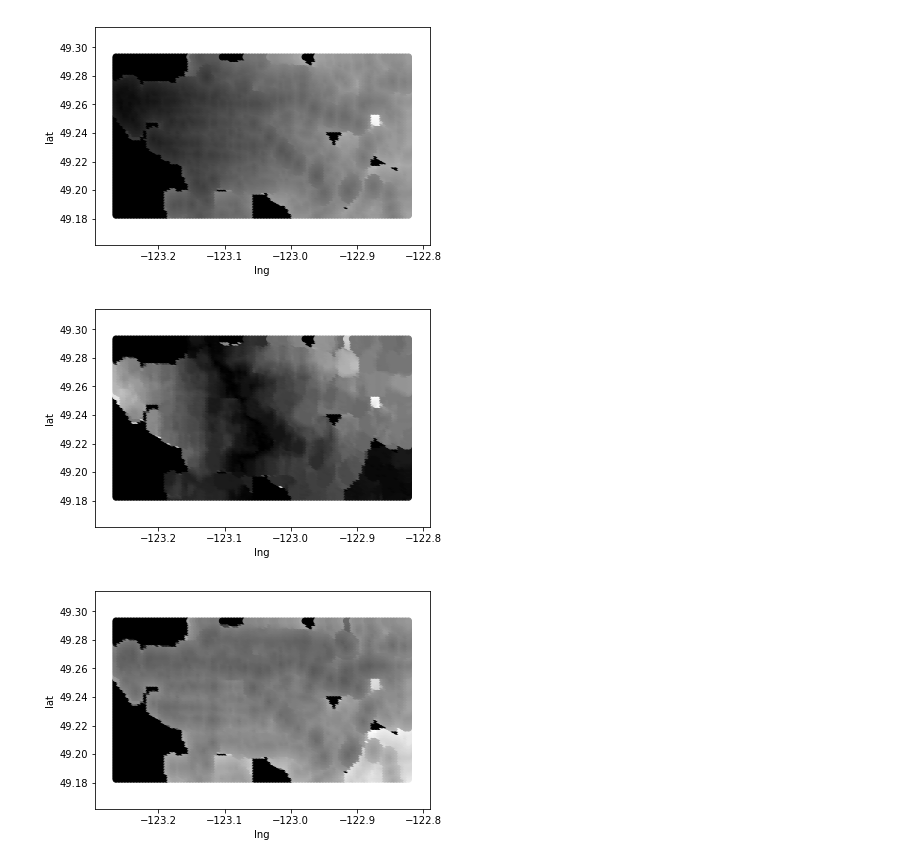
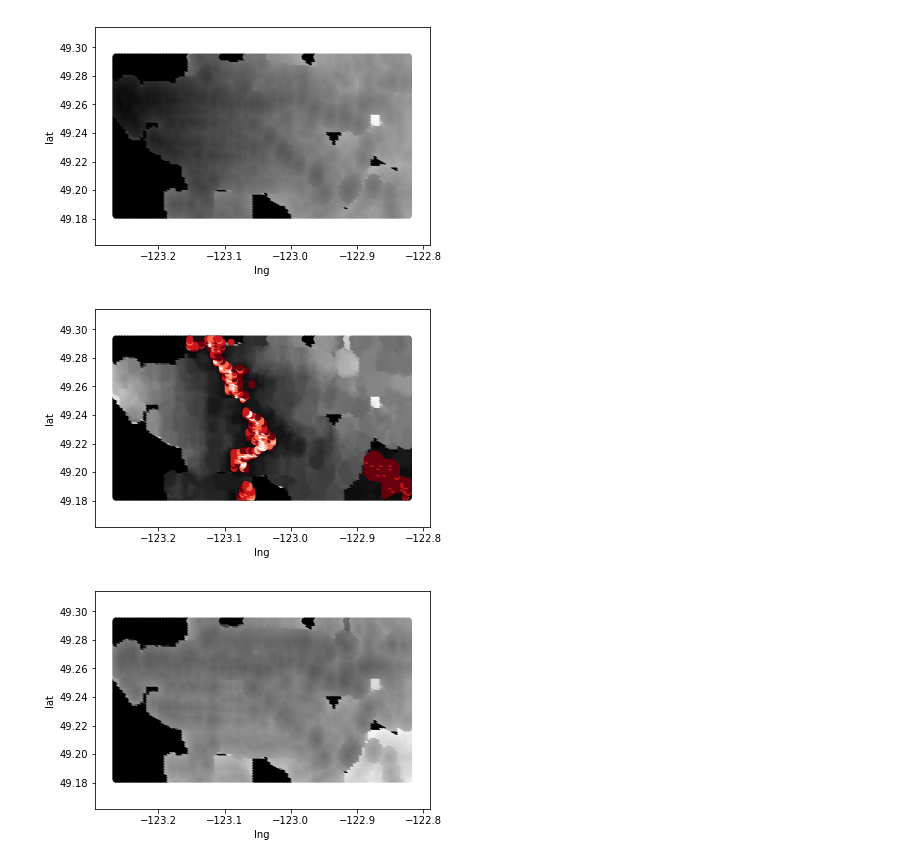
Before and after one commit to salarim/Vancouver-Accommodation, a Jupyter notebook: DistanceMap.ipynb, the cells around one changed output. Drawn from its saved outputs; the diff is of its cells as text; code cells hidden in the pictures.

```diff
--- a/DistanceMap.ipynb
+++ b/DistanceMap.ipynb
@@ -66,3 +66,11 @@ for r in result:
         else:
             second_dis[ind] = travelDuration
     points.extend(ps)
+# %%
+compact_dict = {}
+
+for i in range(len(points)):
+    compact_dict[i] = {'lat': points[i][0],
+                       'lng': points[i][1],
+                       'sfu_dis': first_dis[i],
+                       'ubc_dis': second_dis[i]}
@@ -78,6 +94,15 @@ for i in range(len(points)):
     dis2.append(abs(second_dis[i]))
     dis3.append(abs(first_dis[i] - second_dis[i]))
     dis4.append(abs(first_dis[i] + second_dis[i]))
+# %%
+new_lats = []
+new_lngs = []
+dis5 = []
+for i in range(len(points)):
+    if abs(first_dis[i] - second_dis[i]) < 5.0 and first_dis[i] > 0.0 and second_dis[i] > 0:
+        new_lats.append(points[i][0])
+        new_lngs.append(points[i][1])
+        dis5.append(abs(first_dis[i] - second_dis[i]))
 # %%
 %matplotlib inline
 # %%
@@ -104,13 +129,13 @@ plt.show()
 [figure]
 # %%
 # Plot
-plt.scatter(lngs, lats, c=dis3)
+plt.scatter(lngs, lats, c=dis3, cmap='gray')
+plt.scatter(new_lngs, new_lats, c=dis5, cmap='Reds')
 plt.xlabel('lng')
 plt.ylabel('lat')
-plt.gray()
 plt.show()
 # %% [output]
-[figure, old version]
+[figure, new version]
 # %%
 # Plot
 plt.scatter(lngs, lats, c=dis4)
```
Also changed, not shown: parts of 2 cells of this notebook, 4 other files.
